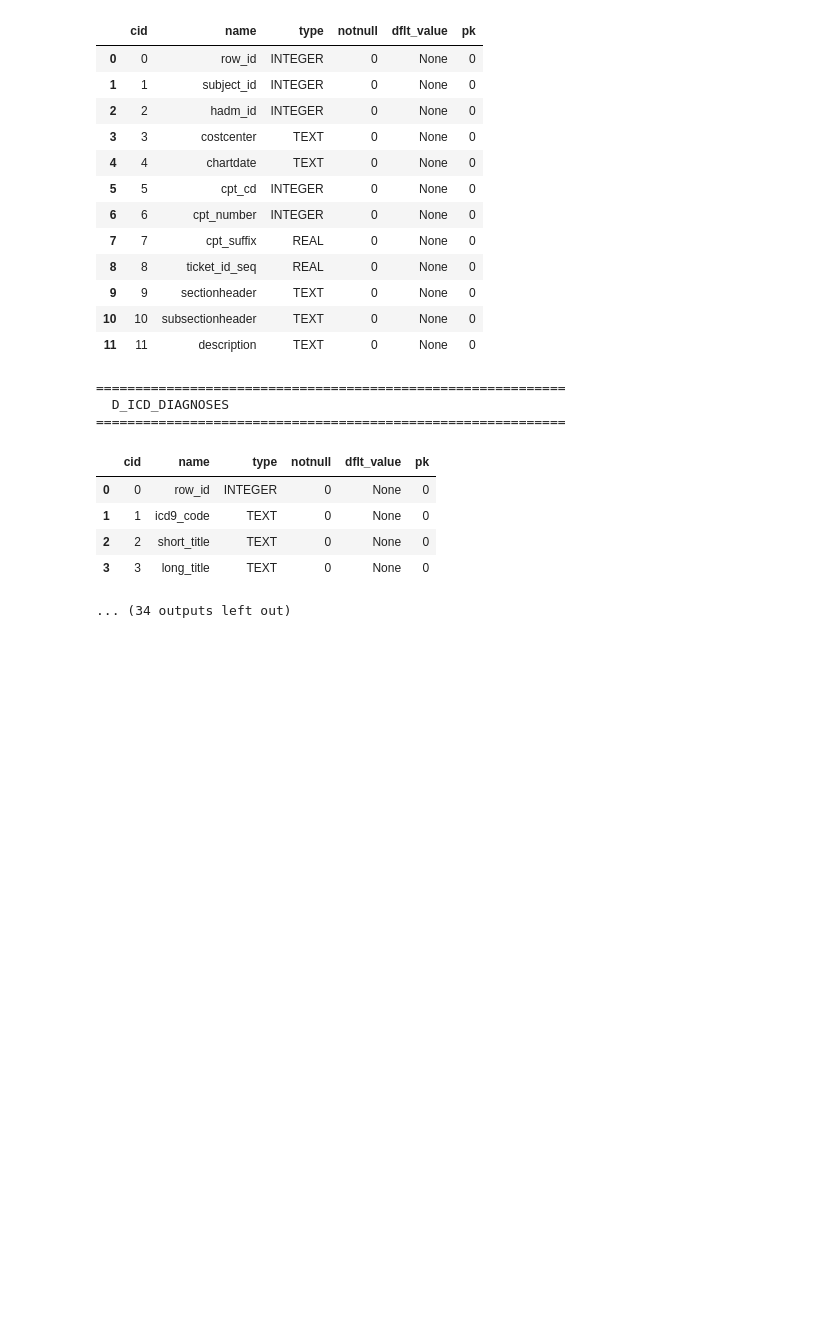
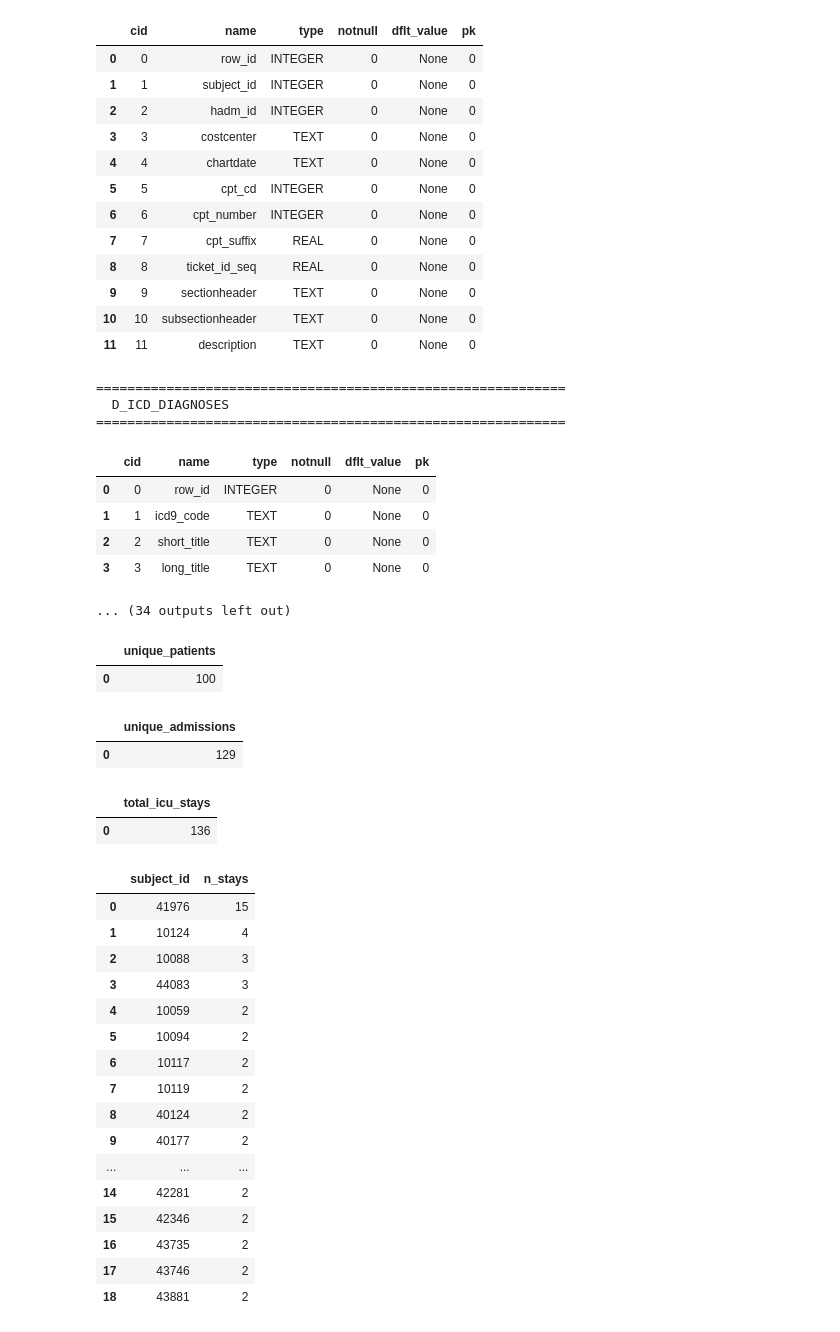
Before and after one commit to cristopher-d-delgado/clinical_intelligence, a Jupyter notebook: notebooks/eda.ipynb, the cells around one changed output. Drawn from its saved outputs; the diff is of its cells as text; code cells hidden in the pictures; blank space fills up the shorter version.

```diff
--- a/notebooks/eda.ipynb
+++ b/notebooks/eda.ipynb
@@ -282,3 +282,45 @@ for (t,) in tables:
 | 2 | 2 | short_title | TEXT | 0 | None | 0 |
 | 3 | 3 | long_title | TEXT | 0 | None | 0 |
 ... (34 outputs left out)
+# %%
+# How many unique patients?
+display(pd.read_sql("SELECT COUNT(DISTINCT subject_id) AS unique_patients FROM icustays", conn))
+
+# How many unique admissions?
+display(pd.read_sql("SELECT COUNT(DISTINCT hadm_id) AS unique_admissions FROM icustays", conn))
+
+# How many total ICU stays?
+display(pd.read_sql("SELECT COUNT(*) AS total_icu_stays FROM icustays", conn))
+
+# Patients with more than one ICU stay
+display(pd.read_sql("""
+    SELECT subject_id, COUNT(*) AS n_stays
+    FROM icustays
+    GROUP BY subject_id
+    HAVING n_stays > 1
+    ORDER BY n_stays DESC
+""", conn))
+# %% [output]
+|  | unique_patients |
+| 0 | 100 |
+|  | unique_admissions |
+| 0 | 129 |
+|  | total_icu_stays |
+| 0 | 136 |
+|  | subject_id | n_stays |
+| 0 | 41976 | 15 |
+| 1 | 10124 | 4 |
+| 2 | 10088 | 3 |
+| 3 | 44083 | 3 |
+| 4 | 10059 | 2 |
+| 5 | 10094 | 2 |
+| 6 | 10117 | 2 |
+| 7 | 10119 | 2 |
+| 8 | 40124 | 2 |
+| 9 | 40177 | 2 |
+| ... | ... | ... |
+| 14 | 42281 | 2 |
+| 15 | 42346 | 2 |
+| 16 | 43735 | 2 |
+| 17 | 43746 | 2 |
+| 18 | 43881 | 2 |
```
Also changed, not shown: parts of 3 cells of this notebook, 1 other file.
